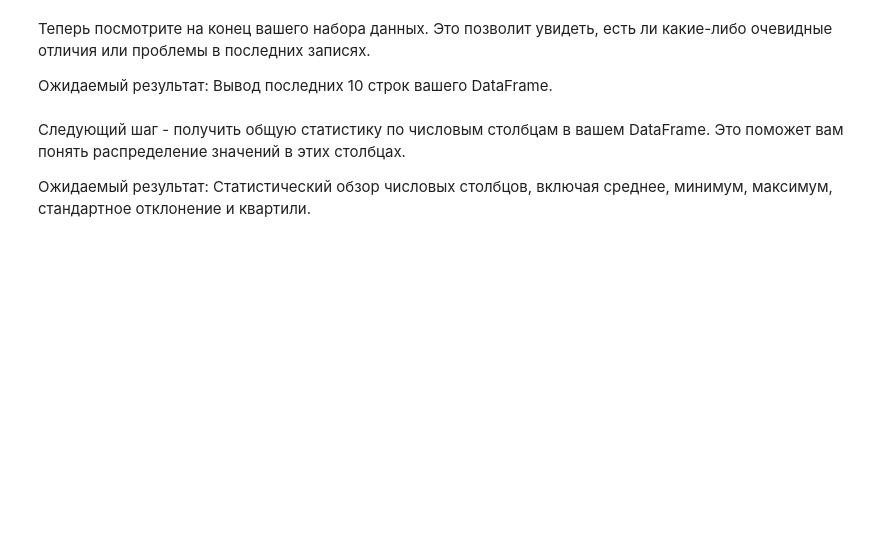
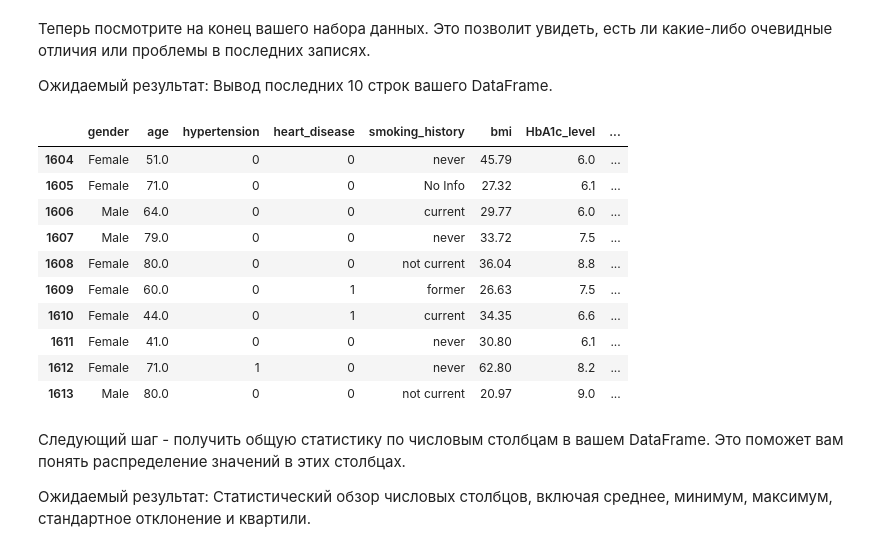
Before and after one commit to KuanyshKK/AI, a Jupyter notebook: homework_6_pandas.ipynb, the cells around one changed output. Cells and saved outputs as stored; diff of their text form; code cells hidden in the pictures; blank space fills up the shorter version.

```diff
--- a/homework_6_pandas.ipynb
+++ b/homework_6_pandas.ipynb
@@ -76,6 +108,19 @@
 Ожидаемый результат: Вывод последних 10 строк вашего DataFrame.
 # %%
 # место для ответа
+dia_df.tail(10)
+# %% [output]
+|  | gender | age | hypertension | heart_disease | smoking_history | bmi | HbA1c_level | ... |
+| 1604 | Female | 51.0 | 0 | 0 | never | 45.79 | 6.0 | ... |
+| 1605 | Female | 71.0 | 0 | 0 | No Info | 27.32 | 6.1 | ... |
+| 1606 | Male | 64.0 | 0 | 0 | current | 29.77 | 6.0 | ... |
+| 1607 | Male | 79.0 | 0 | 0 | never | 33.72 | 7.5 | ... |
+| 1608 | Female | 80.0 | 0 | 0 | not current | 36.04 | 8.8 | ... |
+| 1609 | Female | 60.0 | 0 | 1 | former | 26.63 | 7.5 | ... |
+| 1610 | Female | 44.0 | 0 | 1 | current | 34.35 | 6.6 | ... |
+| 1611 | Female | 41.0 | 0 | 0 | never | 30.80 | 6.1 | ... |
+| 1612 | Female | 71.0 | 1 | 0 | never | 62.80 | 8.2 | ... |
+| 1613 | Male | 80.0 | 0 | 0 | not current | 20.97 | 9.0 | ... |
 # %% [markdown]
 Следующий шаг - получить общую статистику по числовым столбцам в вашем DataFrame. Это поможет вам понять распределение значений в этих столбцах.
 
```
Also changed, not shown: parts of 24 cells of this notebook.
